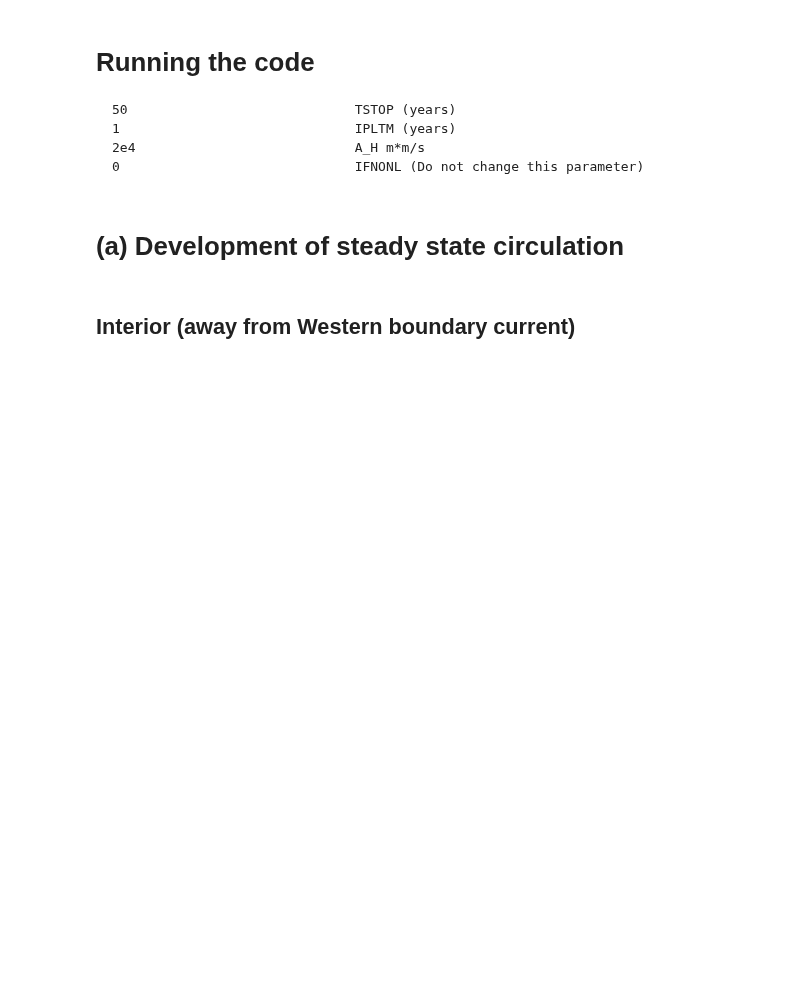
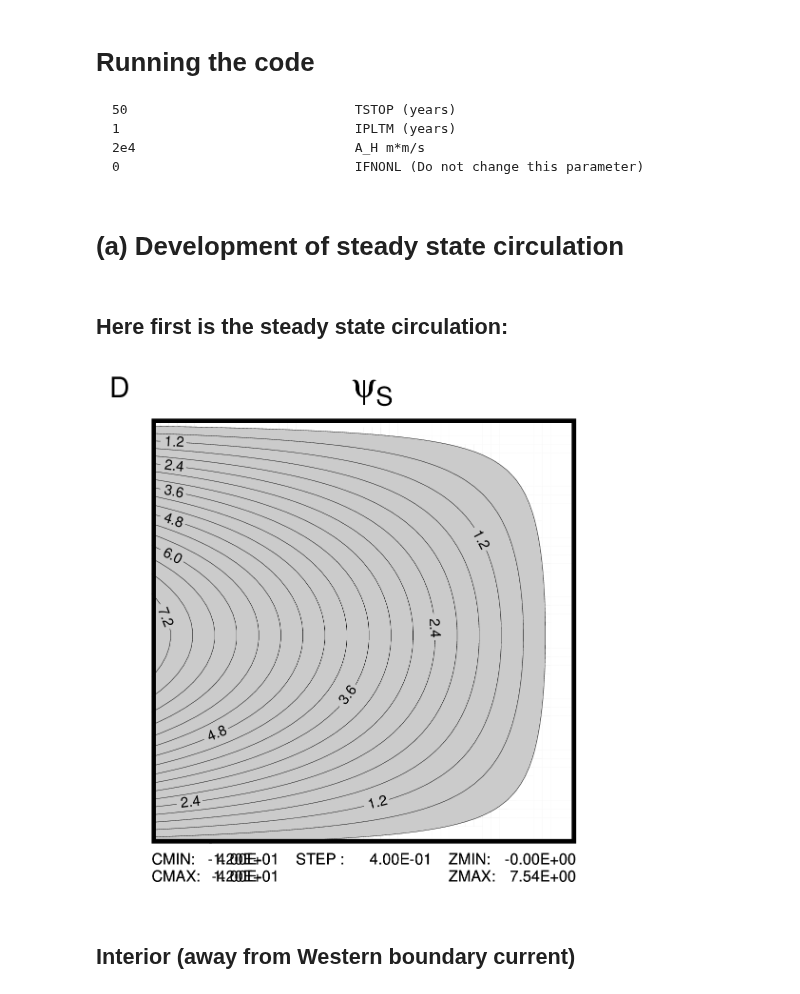
Before and after one commit to profxj/ocea200, a Jupyter notebook: OCEA-201/hw/1/OCEA201_HW1.ipynb, the cells around one changed output. Drawn from its saved outputs; the diff is of its cells as text; code cells hidden in the pictures; blank space fills up the shorter version.

```diff
--- a/OCEA-201/hw/1/OCEA201_HW1.ipynb
+++ b/OCEA-201/hw/1/OCEA201_HW1.ipynb
@@ -16,6 +17,12 @@ from IPython.core.display import HTML
     0                              IFNONL (Do not change this parameter)
 # %% [markdown]
 # (a) Development of steady state circulation
+# %% [markdown]
+## Here first is the steady state circulation:
+# %%
+Image(filename = 'Outputs/psiS.png', width=500)#, height=100)
+# %% [output]
+[figure, added]
 # %% [markdown]
 ## Interior (away from Western boundary current)
 # %% [markdown]
```
Also changed, not shown: parts of 19 cells of this notebook, 5 other files.
